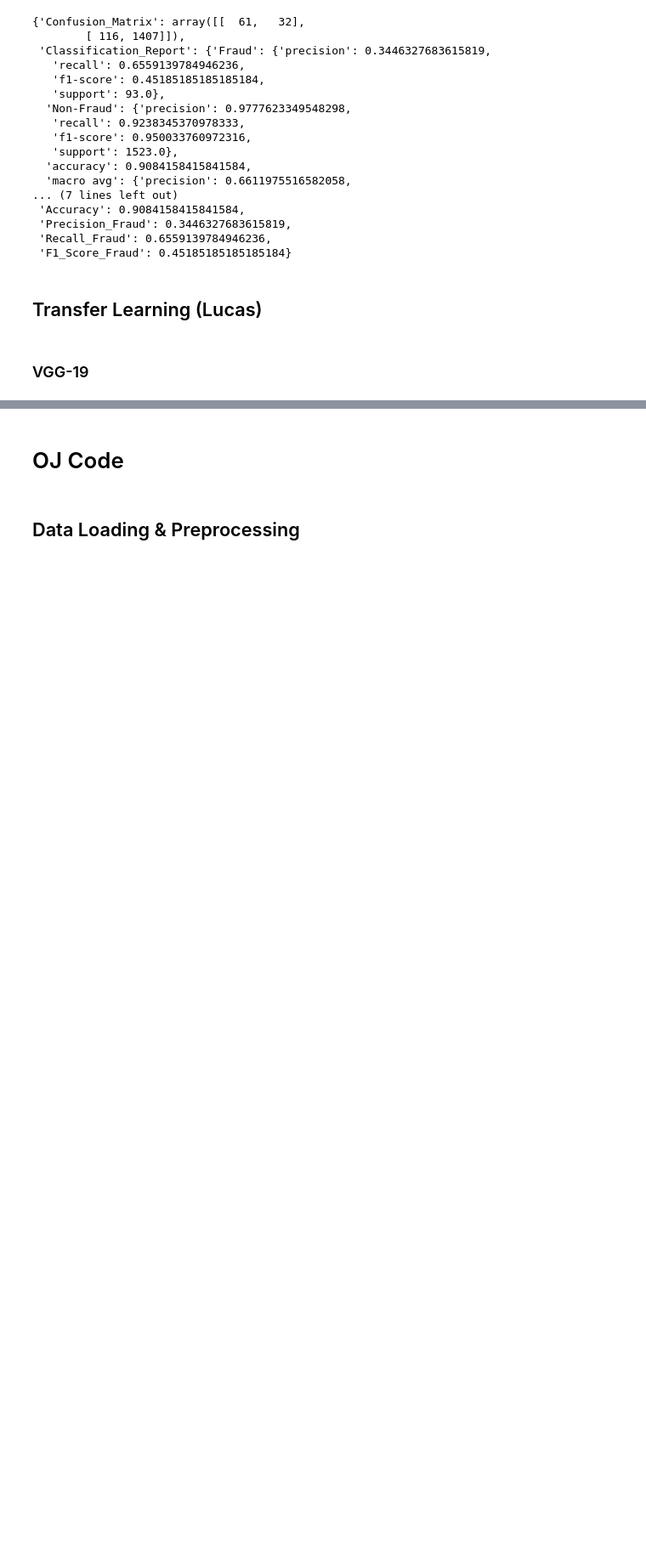
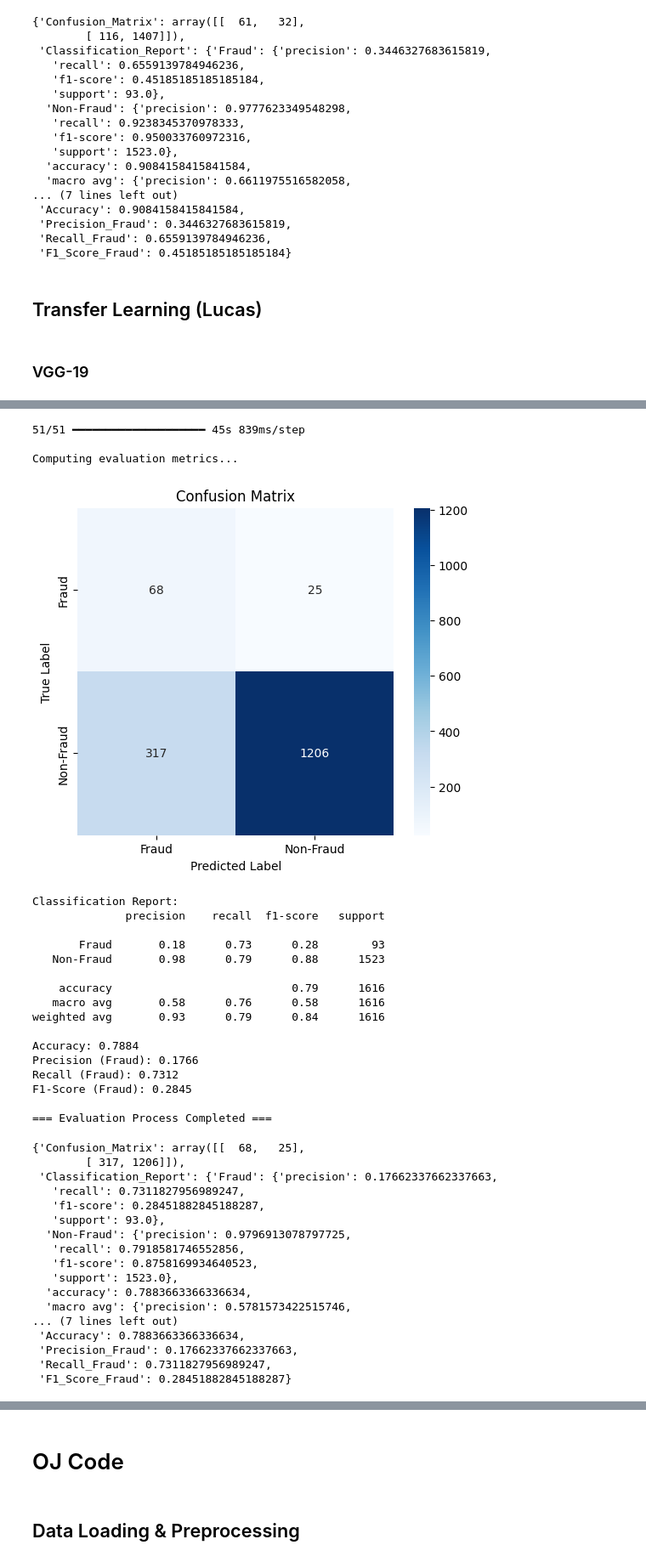
Before and after one commit to Lucas-Mueller/Beat-the-Model-Creation, a Jupyter notebook: Model_Creation.ipynb, the cells around one changed output, grey strips where cells are left out. Shown at 85% size. Drawn from its saved outputs; the diff is of its cells as text; code cells hidden in the pictures; blank space fills up the shorter version.

```diff
--- a/Model_Creation.ipynb
+++ b/Model_Creation.ipynb
@@ -613,0 +989,4 @@ ValueError: The truth value of an array with more than one element is ambiguous.
+# %%
+trained_VGG19 = keras.models.load_model("models/VGG19_custom.keras")
+evaluate_model(model=trained_VGG19, resolution_horizontal=300, resolution_vertical=200)
+# %% [output]
@@ -613,0 +1016,37 @@ ValueError: The truth value of an array with more than one element is ambiguous.
+51/51 ━━━━━━━━━━━━━━━━━━━━ 45s 839ms/step
+
+Computing evaluation metrics...
+[figure, added]
+Classification Report:
+              precision    recall  f1-score   support
+
+       Fraud       0.18      0.73      0.28        93
+   Non-Fraud       0.98      0.79      0.88      1523
+
+    accuracy                           0.79      1616
+   macro avg       0.58      0.76      0.58      1616
+weighted avg       0.93      0.79      0.84      1616
+
+Accuracy: 0.7884
+Precision (Fraud): 0.1766
+Recall (Fraud): 0.7312
+F1-Score (Fraud): 0.2845
+
+=== Evaluation Process Completed ===
+{'Confusion_Matrix': array([[  68,   25],
+        [ 317, 1206]]),
+ 'Classification_Report': {'Fraud': {'precision': 0.17662337662337663,
+   'recall': 0.7311827956989247,
+   'f1-score': 0.28451882845188287,
+   'support': 93.0},
+  'Non-Fraud': {'precision': 0.9796913078797725,
+   'recall': 0.7918581746552856,
+   'f1-score': 0.8758169934640523,
+   'support': 1523.0},
+  'accuracy': 0.7883663366336634,
+  'macro avg': {'precision': 0.5781573422515746,
+... (7 lines left out)
+ 'Accuracy': 0.7883663366336634,
+ 'Precision_Fraud': 0.17662337662337663,
+ 'Recall_Fraud': 0.7311827956989247,
+ 'F1_Score_Fraud': 0.28451882845188287}
```
Also changed, not shown: parts of 41 cells of this notebook, 23 other files.
